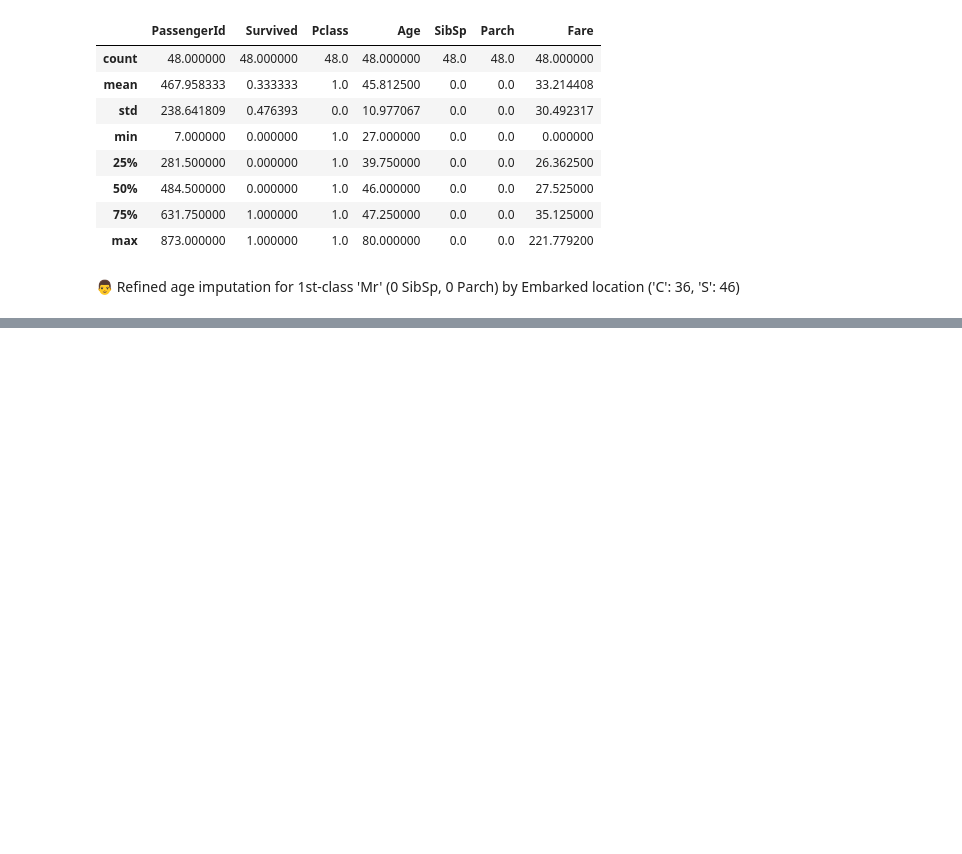
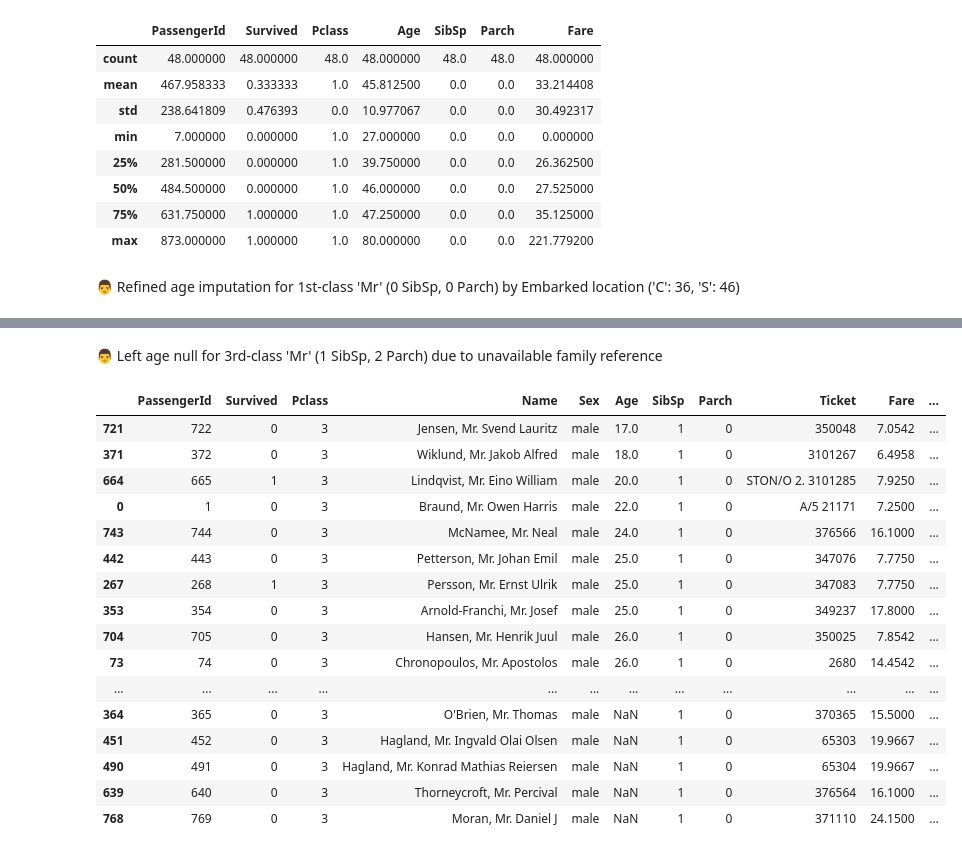
Before and after one commit to Restart29/titanic-analysis, a Jupyter notebook: notebooks/titanic.ipynb, the cells around one changed output, grey strips where cells are left out. Cells and saved outputs as stored; diff of their text form; code cells hidden in the pictures; blank space fills up the shorter version.

```diff
--- a/notebooks/titanic.ipynb
+++ b/notebooks/titanic.ipynb
@@ -1841,0 +1962,22 @@ change_db_cleaned.loc[(change_db_cleaned['Title']=='Mr')&(change_db_cleaned['Pcl
+# %% [markdown]
+👨 Left age null for 3rd-class 'Mr' (1 SibSp, 2 Parch) due to unavailable family reference
+# %%
+change_db2.loc[(change_db2['Title']=='Mr')&(change_db2['Pclass']==3)&(change_db2['SibSp']==1)&(change_db2['Parch']==0)].sort_values('Age')
+# %% [output]
+|  | PassengerId | Survived | Pclass | Name | Sex | Age | SibSp | Parch | Ticket | Fare | ... |
+| 721 | 722 | 0 | 3 | Jensen, Mr. Svend Lauritz | male | 17.0 | 1 | 0 | 350048 | 7.0542 | ... |
+| 371 | 372 | 0 | 3 | Wiklund, Mr. Jakob Alfred | male | 18.0 | 1 | 0 | 3101267 | 6.4958 | ... |
+| 664 | 665 | 1 | 3 | Lindqvist, Mr. Eino William | male | 20.0 | 1 | 0 | STON/O 2. 3101285 | 7.9250 | ... |
+| 0 | 1 | 0 | 3 | Braund, Mr. Owen Harris | male | 22.0 | 1 | 0 | A/5 21171 | 7.2500 | ... |
+| 743 | 744 | 0 | 3 | McNamee, Mr. Neal | male | 24.0 | 1 | 0 | 376566 | 16.1000 | ... |
+| 442 | 443 | 0 | 3 | Petterson, Mr. Johan Emil | male | 25.0 | 1 | 0 | 347076 | 7.7750 | ... |
+| 267 | 268 | 1 | 3 | Persson, Mr. Ernst Ulrik | male | 25.0 | 1 | 0 | 347083 | 7.7750 | ... |
+| 353 | 354 | 0 | 3 | Arnold-Franchi, Mr. Josef | male | 25.0 | 1 | 0 | 349237 | 17.8000 | ... |
+| 704 | 705 | 0 | 3 | Hansen, Mr. Henrik Juul | male | 26.0 | 1 | 0 | 350025 | 7.8542 | ... |
+| 73 | 74 | 0 | 3 | Chronopoulos, Mr. Apostolos | male | 26.0 | 1 | 0 | 2680 | 14.4542 | ... |
+| ... | ... | ... | ... | ... | ... | ... | ... | ... | ... | ... | ... |
+| 364 | 365 | 0 | 3 | O'Brien, Mr. Thomas | male | NaN | 1 | 0 | 370365 | 15.5000 | ... |
+| 451 | 452 | 0 | 3 | Hagland, Mr. Ingvald Olai Olsen | male | NaN | 1 | 0 | 65303 | 19.9667 | ... |
+| 490 | 491 | 0 | 3 | Hagland, Mr. Konrad Mathias Reiersen | male | NaN | 1 | 0 | 65304 | 19.9667 | ... |
+| 639 | 640 | 0 | 3 | Thorneycroft, Mr. Percival | male | NaN | 1 | 0 | 376564 | 16.1000 | ... |
+| 768 | 769 | 0 | 3 | Moran, Mr. Daniel J | male | NaN | 1 | 0 | 371110 | 24.1500 | ... |
```
Also changed, not shown: parts of 35 cells of this notebook.
